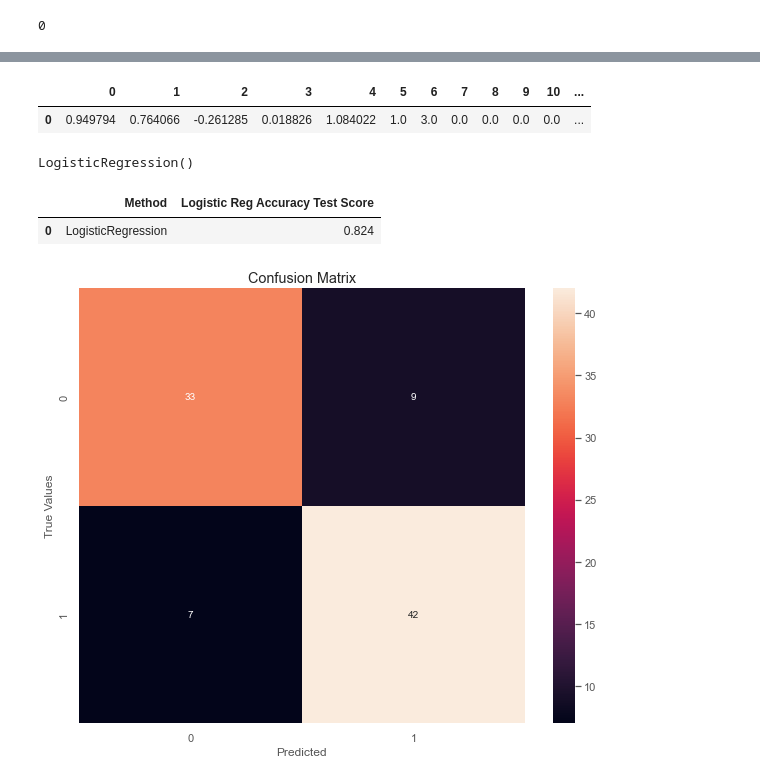
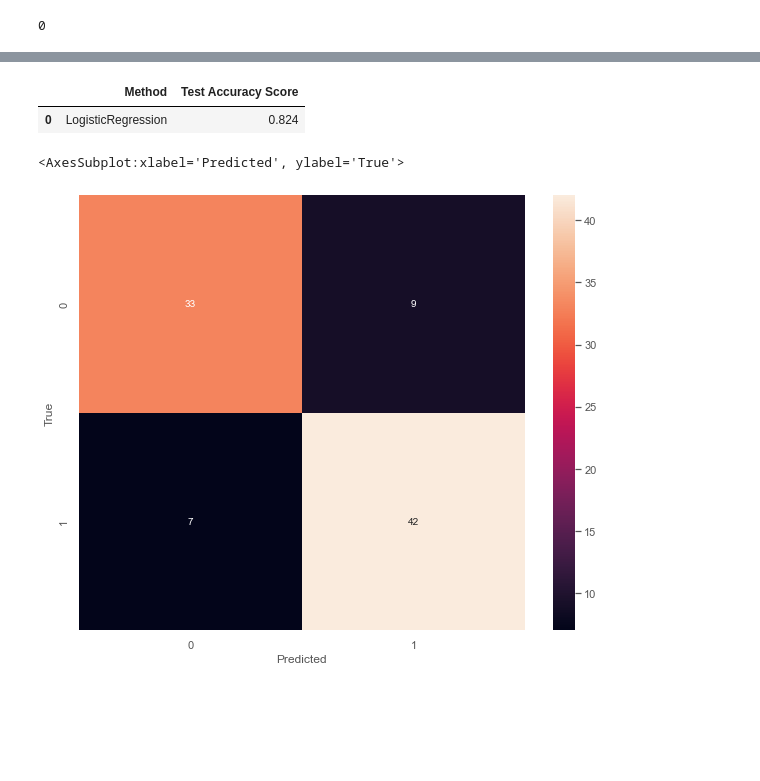
Before and after one commit to Omuk/Fullstack-Data-Analyst, a Jupyter notebook: Learning/code_examples/practice/practice_field.ipynb, the cells around one changed output, grey strips where cells are left out. Cells and saved outputs as stored; diff of their text form; code cells hidden in the pictures; blank space fills up the shorter version.

Commit message:
data

```diff
--- a/Learning/code_examples/practice/practice_field.ipynb
+++ b/Learning/code_examples/practice/practice_field.ipynb
@@ -2,7 +2,7 @@
 import pandas as pd
 import numpy as np
 import seaborn as sns
-sns.set(style='white', palette='muted', color_codes='True')
+sns.set(style='white', palette='muted', color_codes=True)
 import matplotlib.pyplot as plt
 plt.style.use('ggplot')
 import plotly.express as px
@@ -25,8 +23,8 @@ data.head(1)
 # %%
-data.isna().sum() * 100 /len(data)
+# data.isna().sum() * 100 / len(data)
 
 data.duplicated().sum()
-data.drop_duplicates(subset=None, keep='first', ignore_index=False, inplace=True)
+data.drop_duplicates(subset=None, inplace=True, ignore_index=False, keep='first')
 data.duplicated().sum()
 # %% [output]
 0
@@ -33,18 +50,12 @@ data.duplicated().sum()
 # %%
 cat_val = ['sex', 'cp', 'restecg', 'exang', 'slope', 'ca', 'thal']
-num_val =  ['age','trestbps','chol','thalach','oldpeak' ]
-x = data.drop(columns=['target'])
+num_val = ['age','trestbps','chol','thalach','oldpeak' ]
+x = data.drop(columns=['target'], axis=1)
 y = data.target
-
 orig_sex_val = data.sex
 # %%
-col_pip = ColumnTransformer([
-    ('num', StandardScaler(), num_val), ('cat', OrdinalEncoder(), cat_val)
+trans_column = ColumnTransformer([
+    ('num', StandardScaler(),num_val),('cat', OrdinalEncoder(),cat_val)
 ])
-
-x = pd.DataFrame(col_pip.fit_transform(x))
-x.head(1)
+x = pd.DataFrame(trans_column.fit_transform(x))
-# %% [output]
-|  | 0 | 1 | 2 | 3 | 4 | 5 | 6 | 7 | 8 | 9 | 10 | ... |
-| 0 | 0.949794 | 0.764066 | -0.261285 | 0.018826 | 1.084022 | 1.0 | 3.0 | 0.0 | 0.0 | 0.0 | 0.0 | ... |
 # %%
@@ -52,35 +63,35 @@ x_train, x_test, y_train, y_test = train_test_split(x,y, test_size=0.3, random_s
-# %%
-logreg = LogisticRegression()
-logreg.fit(x_train,y_train)
-# %% [output]
-LogisticRegression()
 # %%
+logreg = LogisticRegression()
+logreg.fit(x_train,y_train)
+
 y_pred = logreg.predict(x_test)
+ac_scr = accuracy_score(y_test,y_pred).round(3)
 
-accu_scr = accuracy_score(y_test, y_pred).round(3)
-
-accu_scr_per = pd.DataFrame([
-    'LogisticRegression', accu_scr
+mod_per_acu = pd.DataFrame([
+    'LogisticRegression',ac_scr
 ]).transpose()
-accu_scr_per.columns = ['Method', 'Logistic Reg Accuracy Test Score']
-accu_scr_per
+mod_per_acu.columns = ['Method', 'Test Accuracy Score']
+mod_per_acu
 # %% [output]
-|  | Method | Logistic Reg Accuracy Test Score |
+|  | Method | Test Accuracy Score |
 | 0 | LogisticRegression | 0.824 |
 # %%
 cm_dic = {
-    'y_test':y_test,
-    'y_pred':y_pred
+    'y_test': y_test,
+    'y_pred': y_pred
 }
-cm_cols = pd.DataFrame(cm_dic, columns=['y_test','y_pred'])
-confusion_matrix = pd.crosstab(cm_cols['y_test'], cm_cols['y_pred'], rownames=['True Values'], colnames=['Predicted'])
+
+cm_cols = pd.DataFrame(
+    cm_dic, columns=['y_test', 'y_pred']
+)
+
+confusion_matrix = pd.crosstab(cm_cols['y_test'], cm_cols['y_pred'], rownames=['True'], colnames=['Predicted'])
 
 f,ax = plt.subplots(figsize=(10,8))
-ax.set_title('Confusion Matrix')
 sns.heatmap(confusion_matrix, annot=True)
-plt.show()
 # %% [output]
+<AxesSubplot:xlabel='Predicted', ylabel='True'>
-[figure, old version]
+[figure, new version]
 # %%
 accuracies = []
 
```
Also changed, not shown: parts of 8 cells of this notebook.
